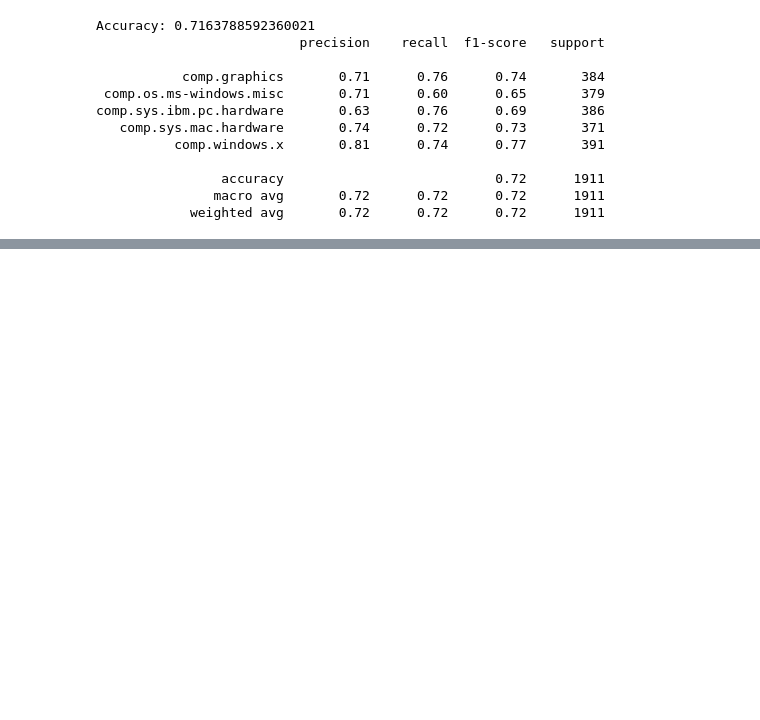
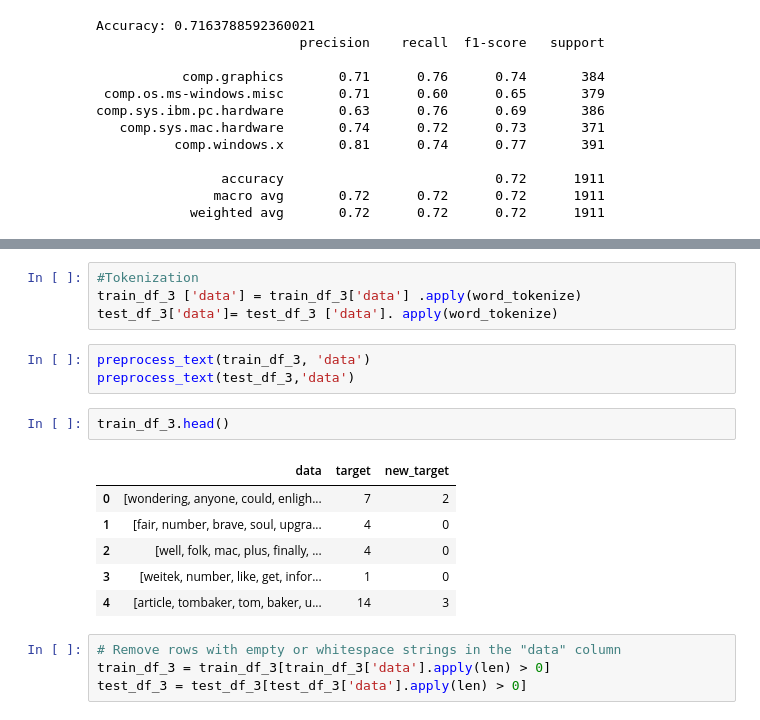
Before and after one commit to Satomiko/20Newsgroups, a Jupyter notebook: 20Newsgroups_Subsets.ipynb, the cells around one changed output, grey strips where cells are left out. Saved outputs shown, nothing was run; the diff lists cells and outputs as text; blank space fills up the shorter version.

```diff
--- a/20Newsgroups_Subsets.ipynb
+++ b/20Newsgroups_Subsets.ipynb
@@ -518,0 +606,20 @@ comp.sys.ibm.pc.hardware       0.63      0.76      0.69       386
+# %%
+#Tokenization
+train_df_3 ['data'] = train_df_3['data'] .apply(word_tokenize)
+test_df_3['data']= test_df_3 ['data']. apply(word_tokenize)
+# %%
+preprocess_text(train_df_3, 'data')
+preprocess_text(test_df_3,'data')
+# %%
+train_df_3.head()
+# %% [output]
+|  | data | target | new_target |
+| 0 | [wondering, anyone, could, enligh... | 7 | 2 |
+| 1 | [fair, number, brave, soul, upgra... | 4 | 0 |
+| 2 | [well, folk, mac, plus, finally, ... | 4 | 0 |
+| 3 | [weitek, number, like, get, infor... | 1 | 0 |
+| 4 | [article, tombaker, tom, baker, u... | 14 | 3 |
+# %%
+# Remove rows with empty or whitespace strings in the "data" column
+train_df_3 = train_df_3[train_df_3['data'].apply(len) > 0]
+test_df_3 = test_df_3[test_df_3['data'].apply(len) > 0]
```
Also changed, not shown: parts of 17 cells of this notebook.
